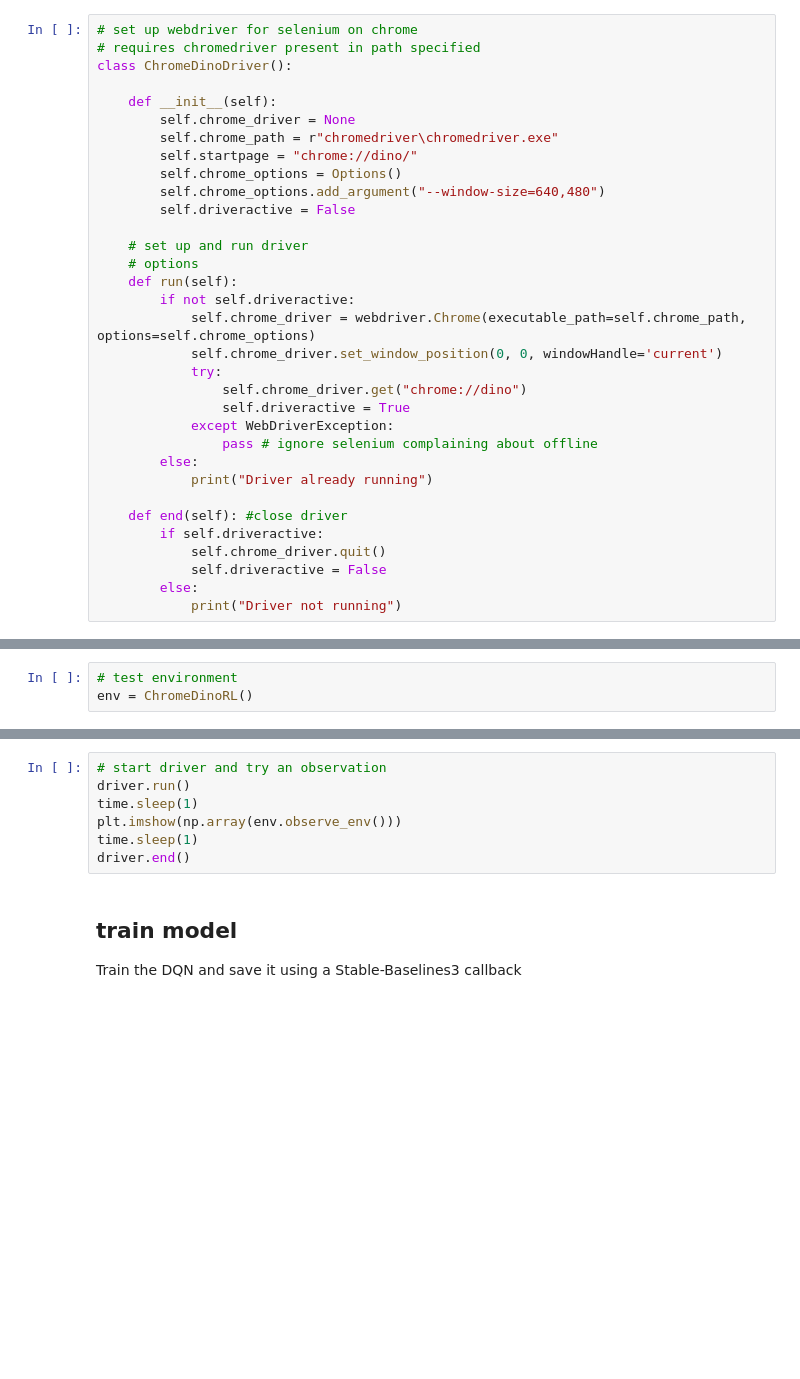
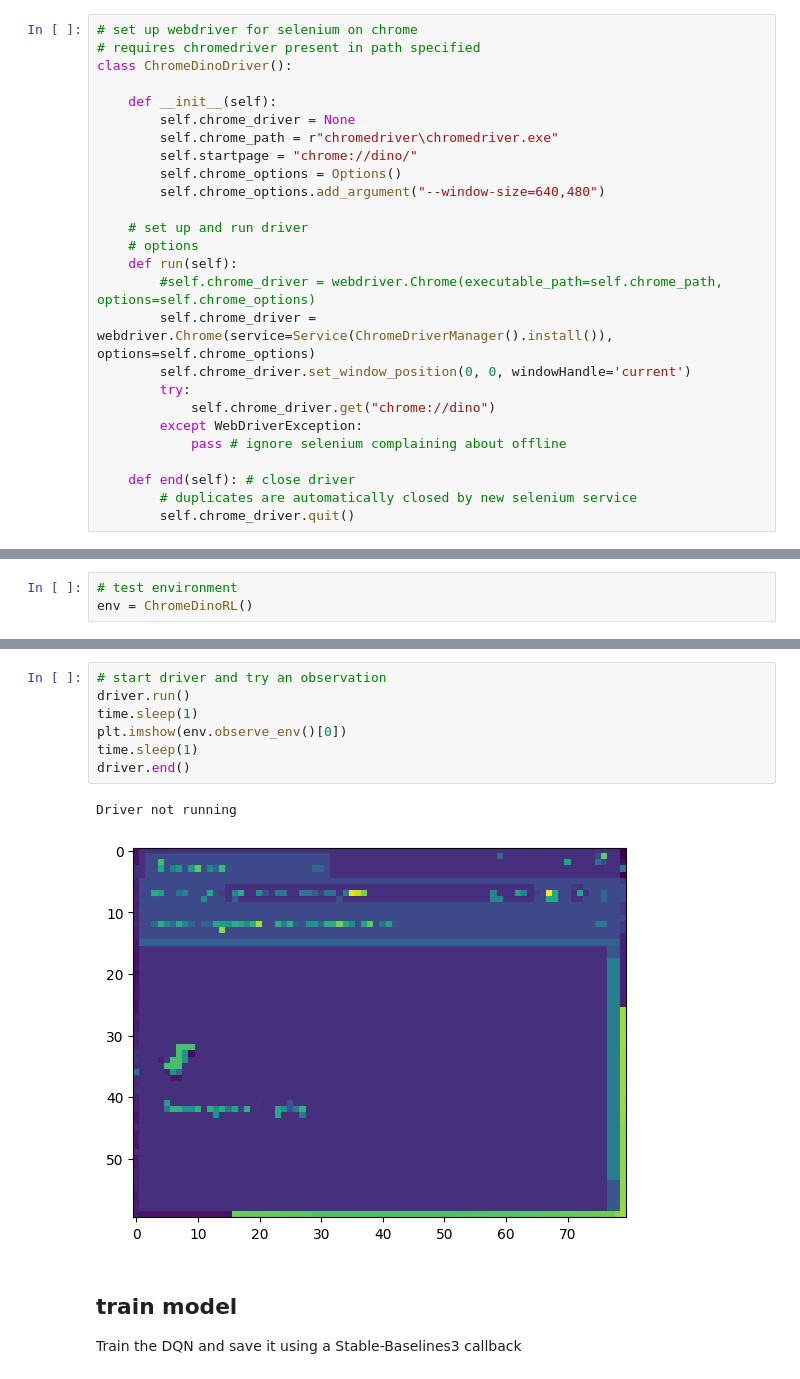
Before and after one commit to jcentner/chrome-dino, a Jupyter notebook: chrome-dino.ipynb, the cells around one changed output, grey strips where cells are left out. Drawn from its saved outputs; the diff is of its cells as text; blank space fills up the shorter version.

```diff
--- a/chrome-dino.ipynb
+++ b/chrome-dino.ipynb
@@ -113,28 +140,21 @@ class ChromeDinoDriver():
         self.startpage = "chrome://dino/"
         self.chrome_options = Options()
         self.chrome_options.add_argument("--window-size=640,480")
-        self.driveractive = False
 
     # set up and run driver
     # options
     def run(self):
-        if not self.driveractive:
-            self.chrome_driver = webdriver.Chrome(executable_path=self.chrome_path, options=self.chrome_options)
-            self.chrome_driver.set_window_position(0, 0, windowHandle='current')
-            try:
-                self.chrome_driver.get("chrome://dino")
-                self.driveractive = True
-            except WebDriverException:
-                pass # ignore selenium complaining about offline
-        else:
-            print("Driver already running")
+        #self.chrome_driver = webdriver.Chrome(executable_path=self.chrome_path, options=self.chrome_options)
+        self.chrome_driver = webdriver.Chrome(service=Service(ChromeDriverManager().install()), options=self.chrome_options)
+        self.chrome_driver.set_window_position(0, 0, windowHandle='current')
+        try:
+            self.chrome_driver.get("chrome://dino")
+        except WebDriverException:
+            pass # ignore selenium complaining about offline
 
-    def end(self): #close driver
-        if self.driveractive:
-            self.chrome_driver.quit()
-            self.driveractive = False
-        else:
-            print("Driver not running")
+    def end(self): # close driver
+        # duplicates are automatically closed by new selenium service
+        self.chrome_driver.quit()
 # %% [markdown]
 ### misc testing
 # %%
@@ -156,10 +213,13 @@ driver.end()
 # %%
 # start driver and try an observation
 driver.run()
 time.sleep(1)
-plt.imshow(np.array(env.observe_env()))
+plt.imshow(env.observe_env()[0])
 time.sleep(1)
 driver.end()
+# %% [output]
+Driver not running
+[figure, added]
 # %% [markdown]
 ## train model
 
```
Also changed, not shown: parts of 6 cells of this notebook.
